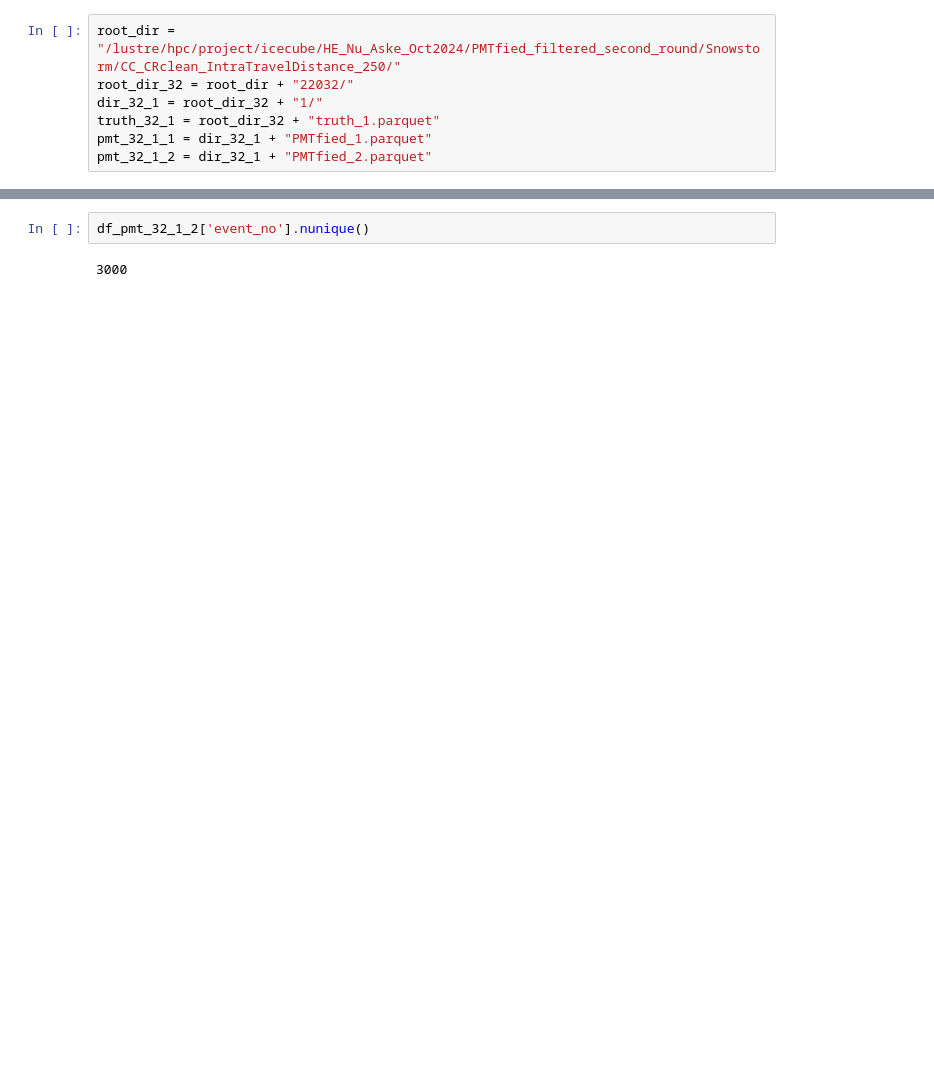
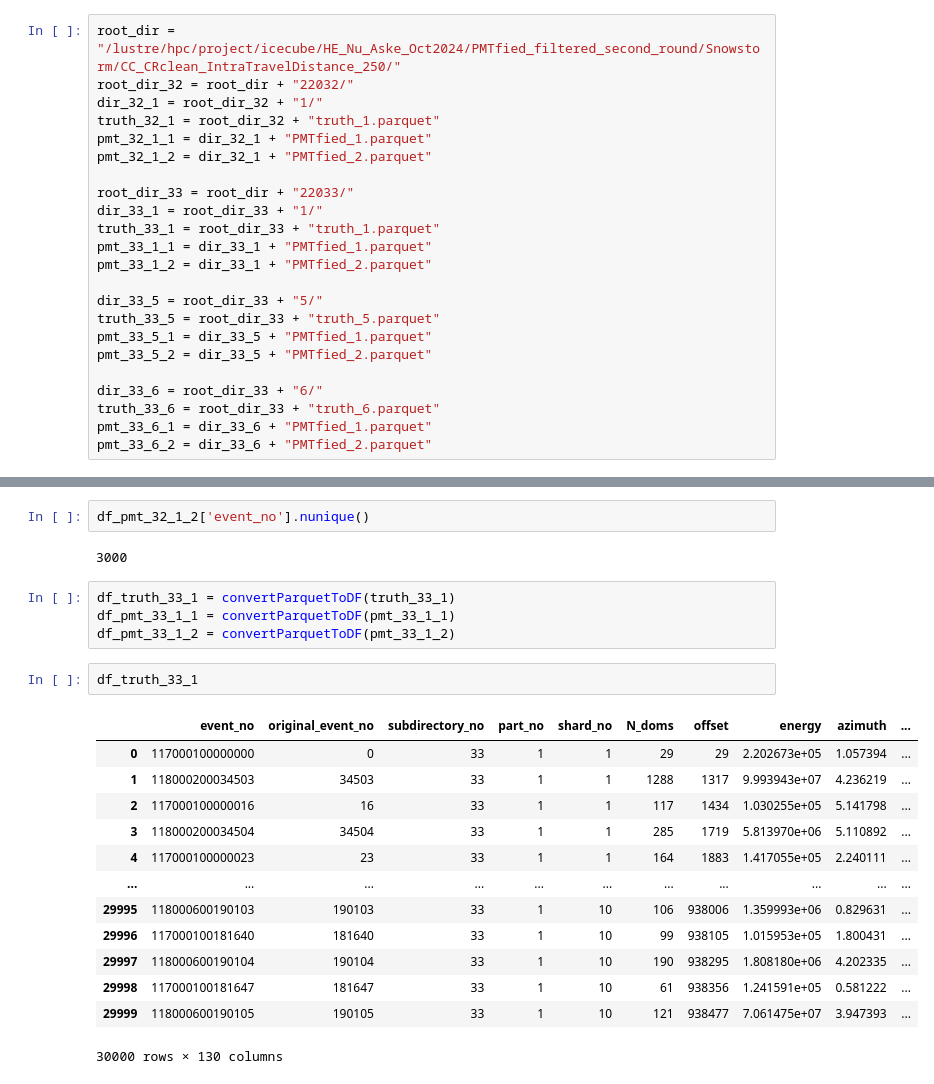
Before and after one commit to KUcyans/PMTfication, a Jupyter notebook: Blend/BlendingDebuggingYard.ipynb, the cells around one changed output, grey strips where cells are left out. Cells and saved outputs as stored; diff of their text form; blank space fills up the shorter version.

```diff
--- a/Blend/BlendingDebuggingYard.ipynb
+++ b/Blend/BlendingDebuggingYard.ipynb
@@ -39,6 +39,22 @@ dir_32_1 = root_dir_32 + "1/"
 truth_32_1 = root_dir_32 + "truth_1.parquet"
 pmt_32_1_1 = dir_32_1 + "PMTfied_1.parquet"
 pmt_32_1_2 = dir_32_1 + "PMTfied_2.parquet"
+
+root_dir_33 = root_dir + "22033/"
+dir_33_1 = root_dir_33 + "1/"
+truth_33_1 = root_dir_33 + "truth_1.parquet"
+pmt_33_1_1 = dir_33_1 + "PMTfied_1.parquet"
+pmt_33_1_2 = dir_33_1 + "PMTfied_2.parquet"
+
+dir_33_5 = root_dir_33 + "5/"
+truth_33_5 = root_dir_33 + "truth_5.parquet"
+pmt_33_5_1 = dir_33_5 + "PMTfied_1.parquet"
+pmt_33_5_2 = dir_33_5 + "PMTfied_2.parquet"
+
+dir_33_6 = root_dir_33 + "6/"
+truth_33_6 = root_dir_33 + "truth_6.parquet"
+pmt_33_6_1 = dir_33_6 + "PMTfied_1.parquet"
+pmt_33_6_2 = dir_33_6 + "PMTfied_2.parquet"
 # %% [markdown]
 N_events_per_part = 30000
 N_events_per_shard = 3000
@@ -182,3 +198,23 @@ df_pmt_32_1_2
 df_pmt_32_1_2['event_no'].nunique()
 # %% [output]
 3000
+# %%
+df_truth_33_1 = convertParquetToDF(truth_33_1)
+df_pmt_33_1_1 = convertParquetToDF(pmt_33_1_1)
+df_pmt_33_1_2 = convertParquetToDF(pmt_33_1_2)
+# %%
+df_truth_33_1
+# %% [output]
+|  | event_no | original_event_no | subdirectory_no | part_no | shard_no | N_doms | offset | energy | azimuth | ... |
+| 0 | 117000100000000 | 0 | 33 | 1 | 1 | 29 | 29 | 2.202673e+05 | 1.057394 | ... |
+| 1 | 118000200034503 | 34503 | 33 | 1 | 1 | 1288 | 1317 | 9.993943e+07 | 4.236219 | ... |
+| 2 | 117000100000016 | 16 | 33 | 1 | 1 | 117 | 1434 | 1.030255e+05 | 5.141798 | ... |
+| 3 | 118000200034504 | 34504 | 33 | 1 | 1 | 285 | 1719 | 5.813970e+06 | 5.110892 | ... |
+| 4 | 117000100000023 | 23 | 33 | 1 | 1 | 164 | 1883 | 1.417055e+05 | 2.240111 | ... |
+| ... | ... | ... | ... | ... | ... | ... | ... | ... | ... | ... |
+| 29995 | 118000600190103 | 190103 | 33 | 1 | 10 | 106 | 938006 | 1.359993e+06 | 0.829631 | ... |
+| 29996 | 117000100181640 | 181640 | 33 | 1 | 10 | 99 | 938105 | 1.015953e+05 | 1.800431 | ... |
+| 29997 | 118000600190104 | 190104 | 33 | 1 | 10 | 190 | 938295 | 1.808180e+06 | 4.202335 | ... |
+| 29998 | 117000100181647 | 181647 | 33 | 1 | 10 | 61 | 938356 | 1.241591e+05 | 0.581222 | ... |
+| 29999 | 118000600190105 | 190105 | 33 | 1 | 10 | 121 | 938477 | 7.061475e+07 | 3.947393 | ... |
+30000 rows × 130 columns
```
Also changed, not shown: parts of 17 cells of this notebook, 1 other file.
